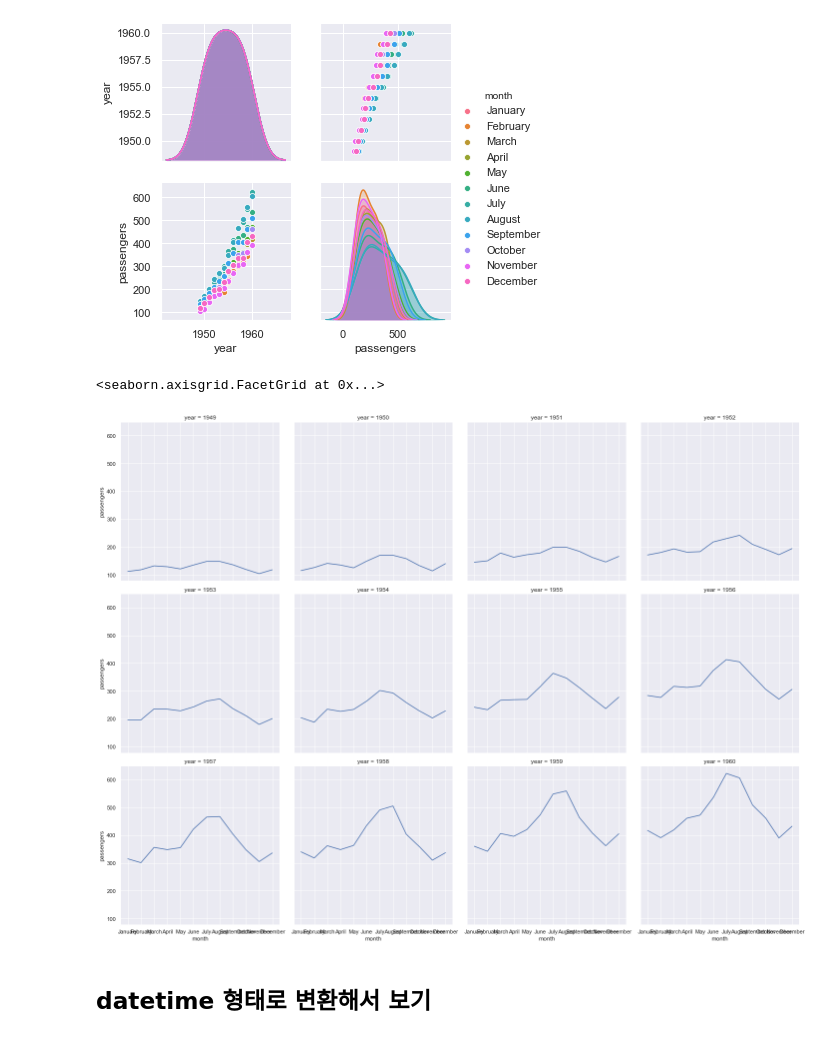
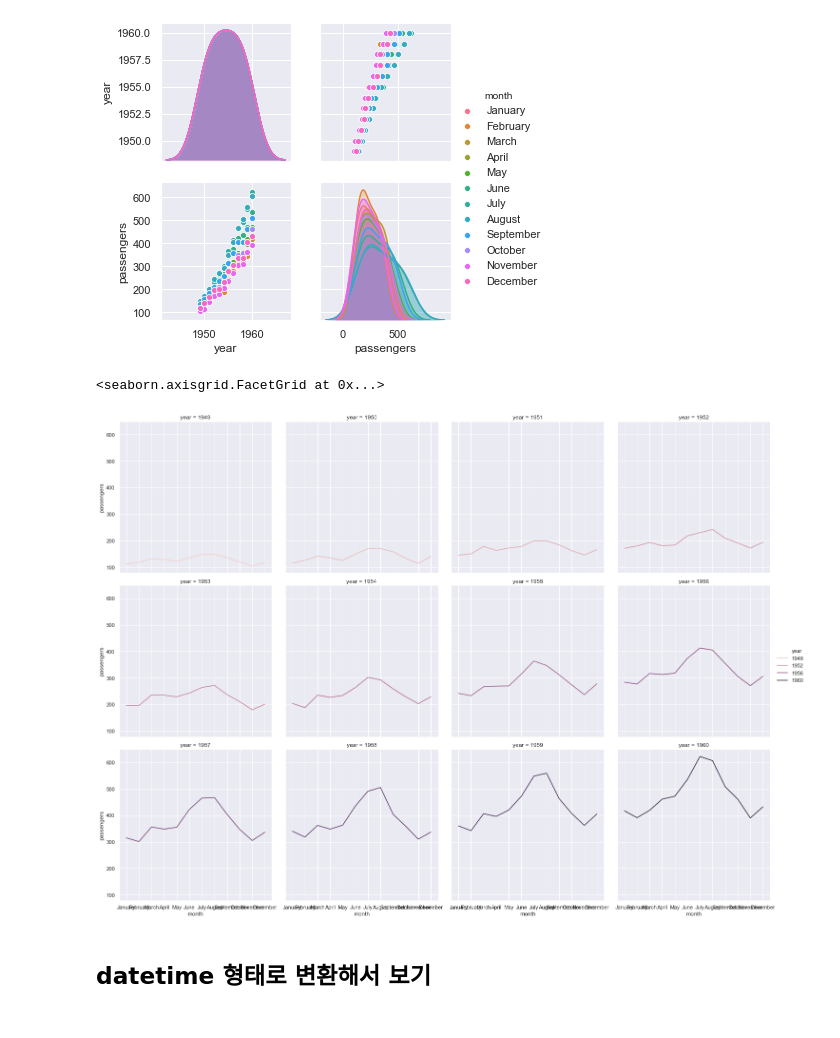
Before and after one commit to corazzon/seaborn-tutorial, a Jupyter notebook: flights-time-series-analysis.ipynb, the cells around one changed output. Cells and saved outputs as stored; diff of their text form; code cells hidden in the pictures.

```diff
--- a/flights-time-series-analysis.ipynb
+++ b/flights-time-series-analysis.ipynb
@@ -164,10 +191,12 @@ sns.pairplot(df, hue="month")
 [figure]
 # %%
 # relplot
-sns.relplot(data=df, x="month", y="passengers", col="year", col_wrap=4, kind="line")
+
+sns.relplot(data=df, x="month", y="passengers",
+            kind="line", hue="year", col="year", col_wrap=4)
 # %% [output]
 <seaborn.axisgrid.FacetGrid at 0x...>
-[figure, old version]
+[figure, new version]
 # %% [markdown]
 ## datetime 형태로 변환해서 보기
 # %% [markdown]
```
Also changed, not shown: parts of 24 cells of this notebook.
